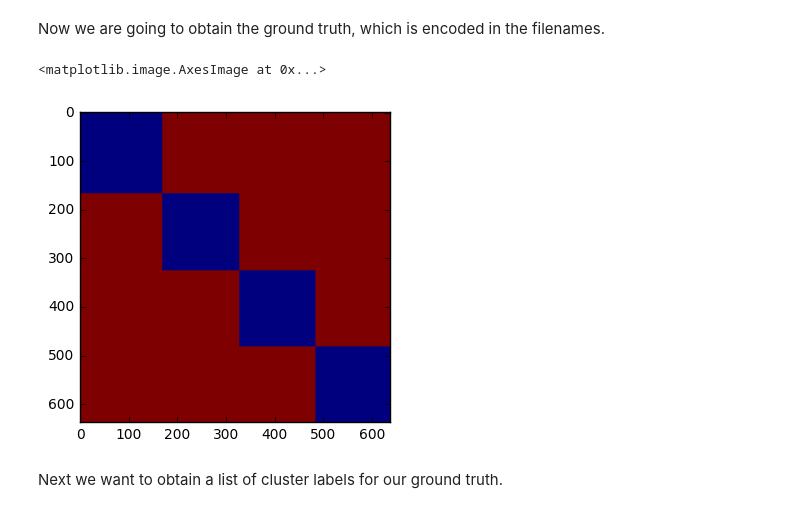
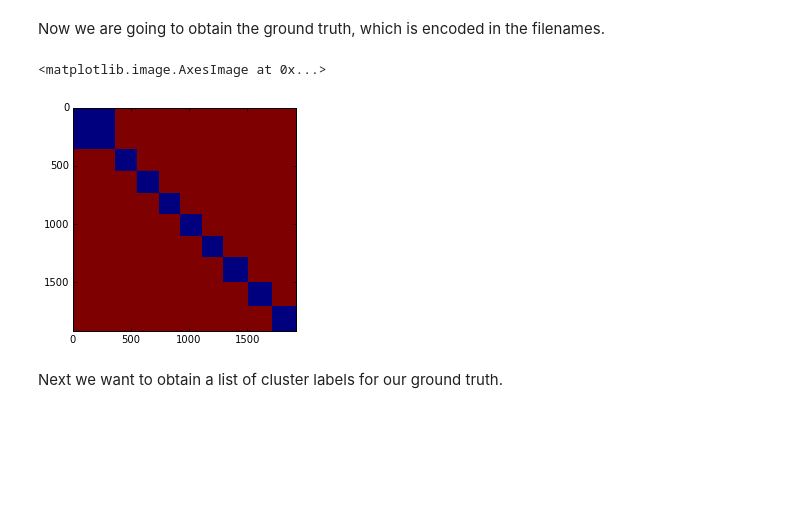
Before and after one commit to nlesc-sherlock/cluster-analysis, a Jupyter notebook: clustit/Clustering_Fuji.ipynb, the cells around one changed output. Saved outputs shown, nothing was run; the diff lists cells and outputs as text; code cells hidden in the pictures; blank space fills up the shorter version.

Commit message:
notebook with Fuji data

```diff
--- a/clustit/Clustering_Fuji.ipynb
+++ b/clustit/Clustering_Fuji.ipynb
@@ -13,9 +13,9 @@ import matplotlib.pyplot as pyplot
 # %% [markdown]
 Now let's start by loading the data set, which is consists of two files. A simple text file with all the filenames, that also encode the ground truth. And secondly and a file that contains the already computed similarity scores between all the files.
 # %%
-filelist = [str(s) for s in numpy.loadtxt("../data/pentax/filelist.txt", dtype=numpy.string_)]
+filelist = [str(s) for s in numpy.loadtxt("../data/fuji/filelist.txt", dtype=numpy.string_)]
 nfiles = len(filelist)
-matrix_pce = numpy.fromfile("../data/pentax/matrix-pentax-pce.dat", dtype='>d').reshape(nfiles,nfiles)
+matrix_pce = numpy.fromfile("../data/fuji/matrix-fuji-pce.dat", dtype='>d').reshape(nfiles,nfiles)
 # %% [markdown]
 Next we take a quick look at the similarity scores to get an idea of what they look like and compare them with the ground truth that we know.
 # %%
@@ -30,14 +30,14 @@ Now we are going to obtain the ground truth, which is encoded in the filenames.
 # %%
 camlist = ["_".join(f.split("_")[:-1]) for f in filelist]
 
 import itertools
 ground_truth = list(itertools.product(camlist,camlist))
-ground_truth = numpy.array([0 if l[0]==l[1] else 1000 for l in ground_truth]).reshape(638,638)
+ground_truth = numpy.array([0 if l[0]==l[1] else 1000 for l in ground_truth]).reshape(1918,1918)
 
 pyplot.imshow(ground_truth, vmin=0, vmax=80)
 # %% [output]
 <matplotlib.image.AxesImage at 0x...>
-[figure, old version]
+[figure, new version]
 # %% [markdown]
 Next we want to obtain a list of cluster labels for our ground truth.
 # %%
```
Also changed, not shown: parts of 12 cells of this notebook.
